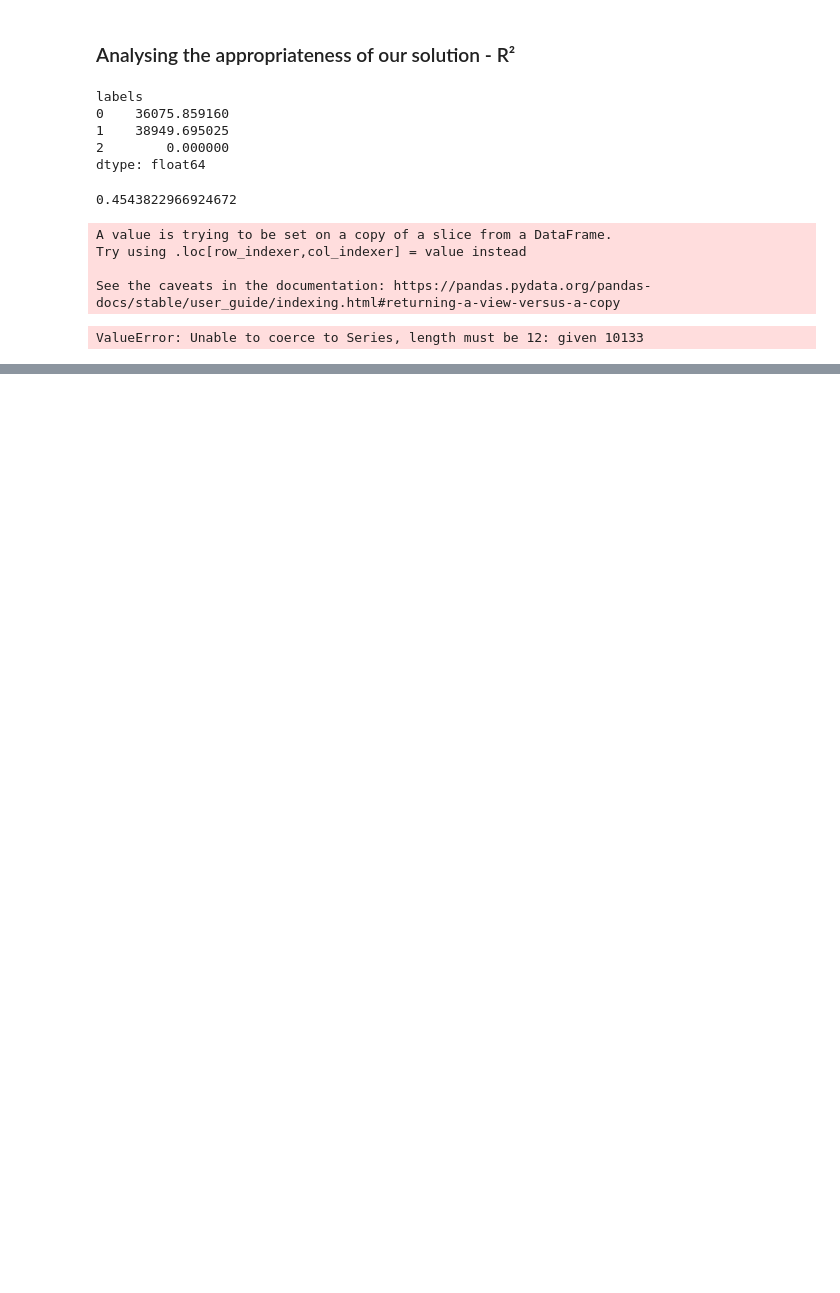
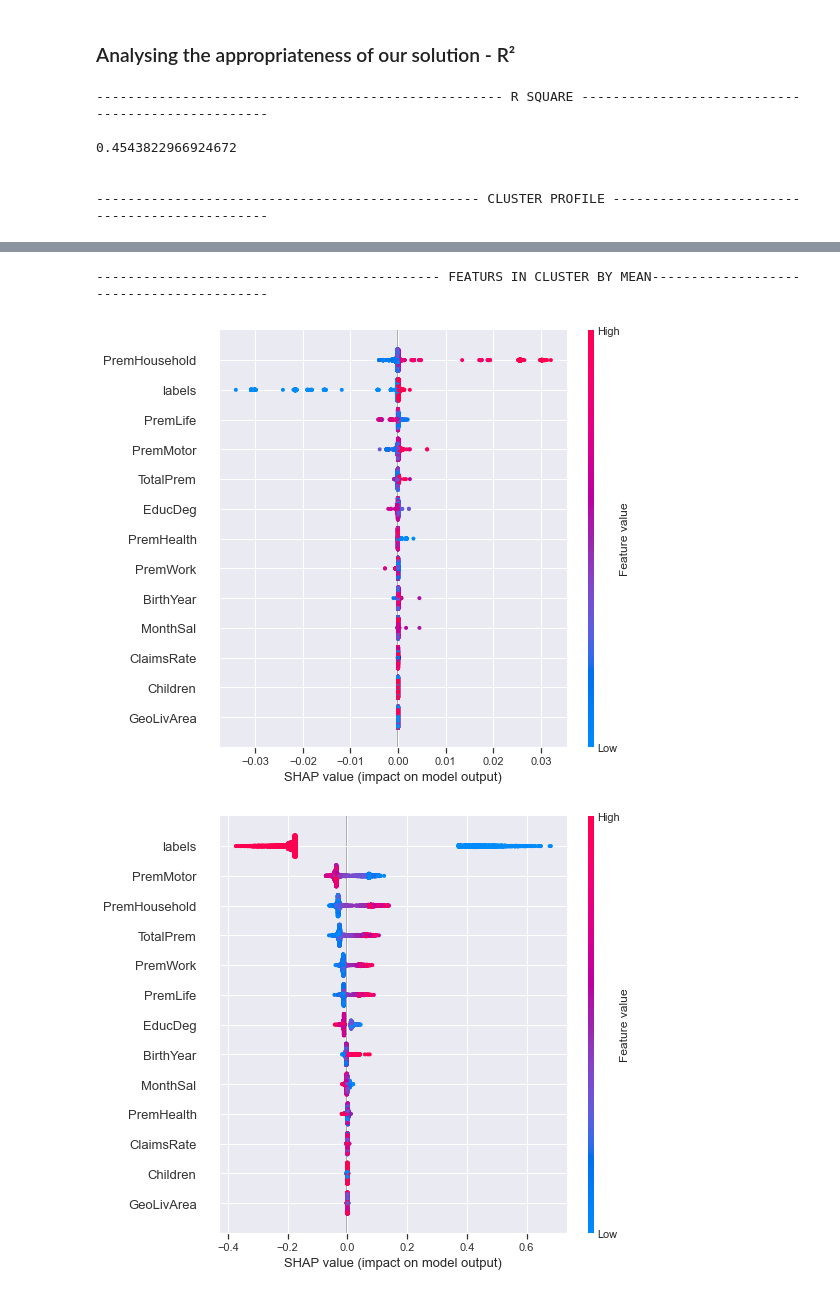
Before and after one commit to lstk44/A2ZInsuranceNOVA, a Jupyter notebook: 02_k_means_clustering_felix.ipynb, the cells around one changed output, grey strips where cells are left out. Drawn from its saved outputs; the diff is of its cells as text; code cells hidden in the pictures; blank space fills up the shorter version.

```diff
--- a/02_k_means_clustering_felix.ipynb
+++ b/02_k_means_clustering_felix.ipynb
@@ -180,33 +158,3 @@ See the caveats in the documentation: https://pandas.pydata.org/pandas-docs/stab
 # %% [markdown]
 ### Analysing the appropriateness of our solution - R²
-# %%
-ssw_labels = df_final[data.columns.to_list() + ["labels"]].groupby(by='labels').apply(get_ss)  # compute ssw for each cluster labels
-ssw_labels
-# %% [output]
-labels
-0    36075.859160
-1    38949.695025
-2        0.000000
-dtype: float64
-# %%
-def r2(features, labels):
-
-    def get_ss(data):
-        ss = np.sum(data.var() * (data.count() - 1))
-        return ss  # return sum of sum of squares of each df variable
-
-    sst = get_ss(features)  # get total sum of squares
-    features['labels'] = labels.tolist()
-    ssw_labels = features.groupby(by='labels').apply(get_ss)  # compute ssw for each cluster labels
-    ssb = sst - np.sum(ssw_labels)  # remember: SST = SSW + SSB
-    r2 = ssb / sst
-    print(r2)
-
-r2(features, labels)
-# %% [output]
-0.4543822966924672
-A value is trying to be set on a copy of a slice from a DataFrame.
-Try using .loc[row_indexer,col_indexer] = value instead
-
-See the caveats in the documentation: https://pandas.pydata.org/pandas-docs/stable/user_guide/indexing.html#returning-a-view-versus-a-copy
 # %%
@@ -259,10 +412,15 @@ def sshap(X,y):
 # %%
-labels = km_labels
+labels = labels
 
 features = data.iloc[:, :-5]         # without PCAs
 #features = data.iloc[:, -5:]         # only PCAs
 #features = data                      # all features
 # %%
-features+labels
+cluster_viz_report(features, labels, express=True)
 # %% [output]
-ValueError: Unable to coerce to Series, length must be 12: given 10133
+---------------------------------------------------- R SQUARE --------------------------------------------------
+
+0.4543822966924672
+
+
+------------------------------------------------- CLUSTER PROFILE ----------------------------------------------
@@ -268,0 +428,3 @@ ValueError: Unable to coerce to Series, length must be 12: given 10133
+-------------------------------------------- FEATURS IN CLUSTER BY MEAN-----------------------------------------
+[figure, added]
+[figure, added]
```
Also changed, not shown: parts of 9 cells of this notebook, 1 other file.
